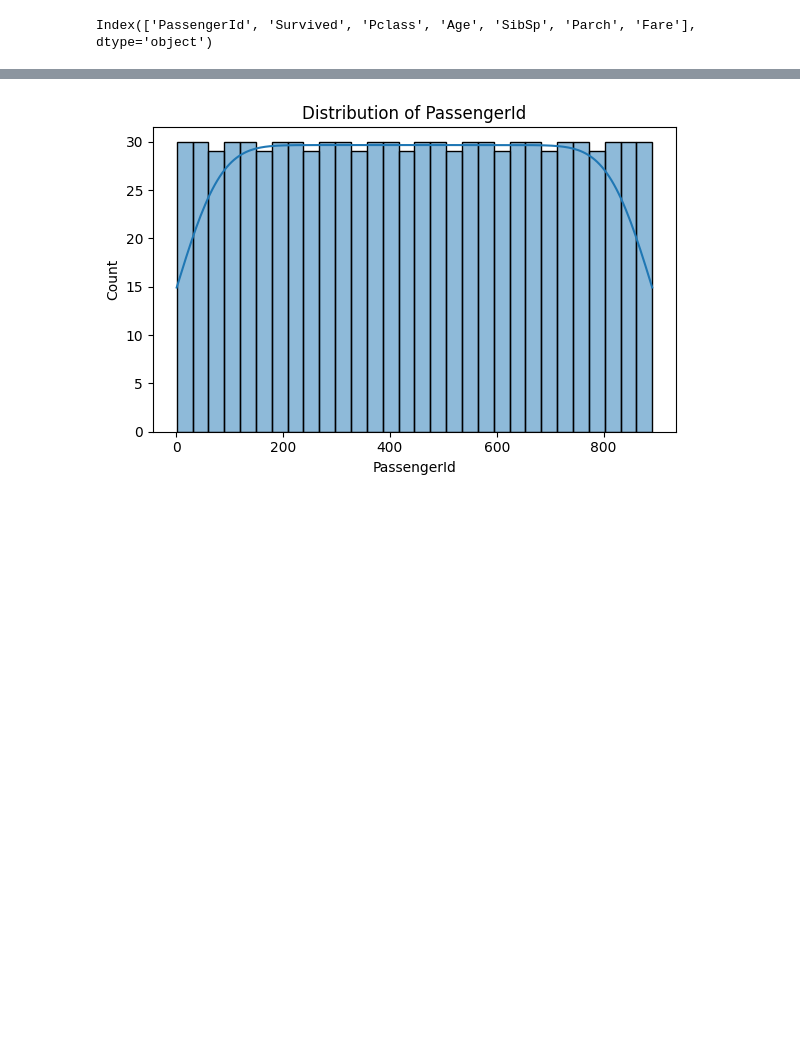
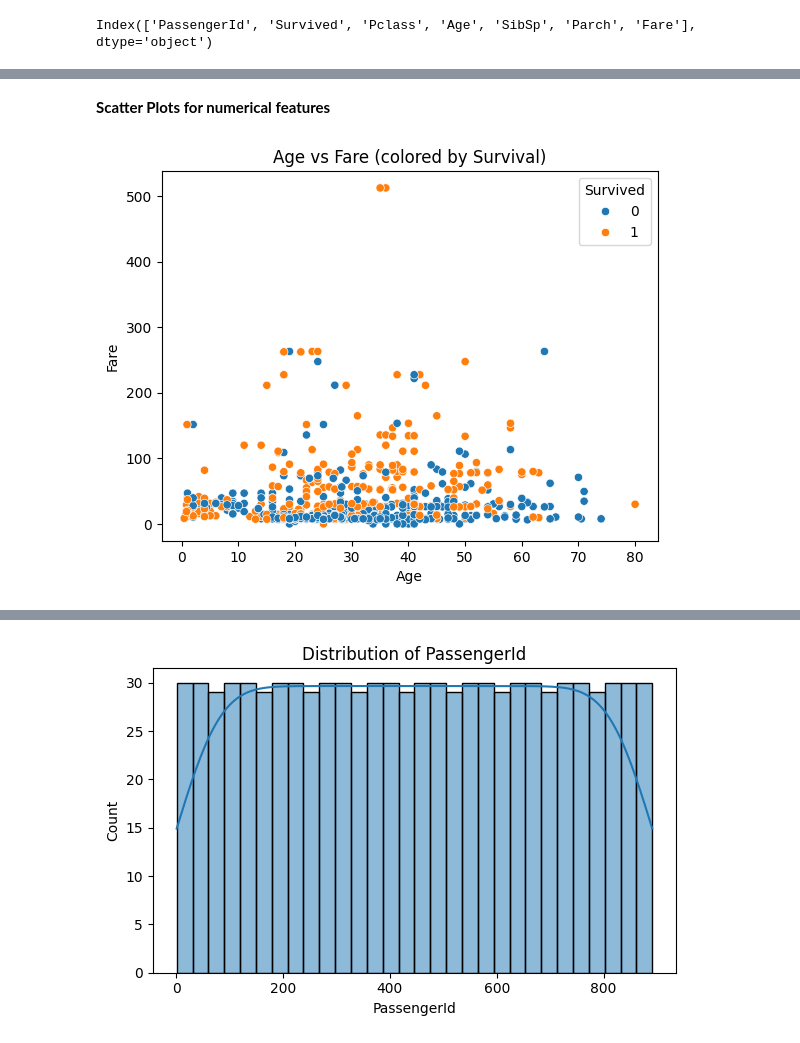
Before and after one commit to junaid1729/Ezitech_internship, a Jupyter notebook: Task01/titanic.ipynb, the cells around one changed output, grey strips where cells are left out. Saved outputs shown, nothing was run; the diff lists cells and outputs as text; code cells hidden in the pictures; blank space fills up the shorter version.

```diff
--- a/Task01/titanic.ipynb
+++ b/Task01/titanic.ipynb
@@ -331,0 +318,8 @@ Index(['PassengerId', 'Survived', 'Pclass', 'Age', 'SibSp', 'Parch', 'Fare'], dt
+# %% [markdown]
+**Scatter Plots for numerical features**
+# %%
+sns.scatterplot(data=df, x='Age', y='Fare', hue='Survived')
+plt.title("Age vs Fare (colored by Survival)")
+plt.show()
+# %% [output]
+[figure, added]
```
Also changed, not shown: parts of 37 cells of this notebook.
